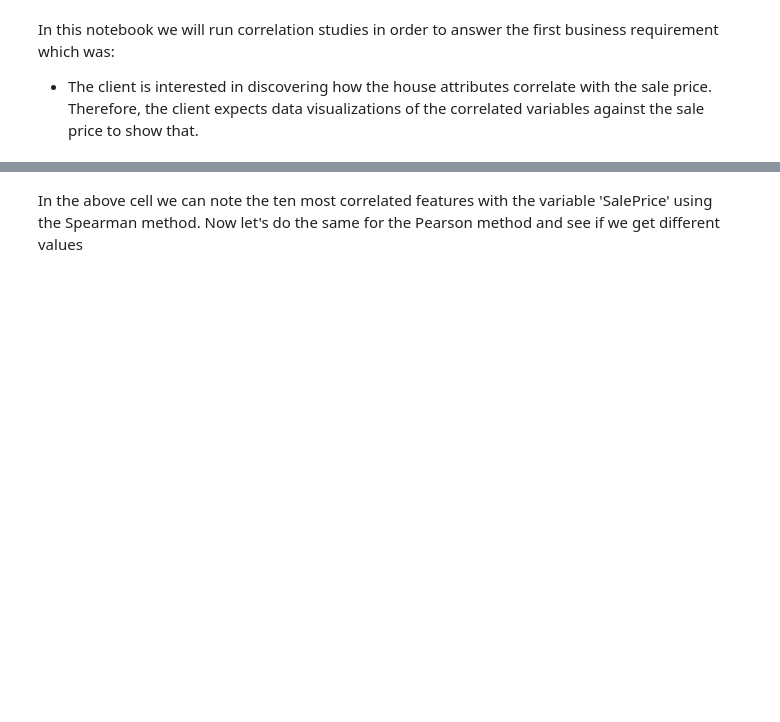
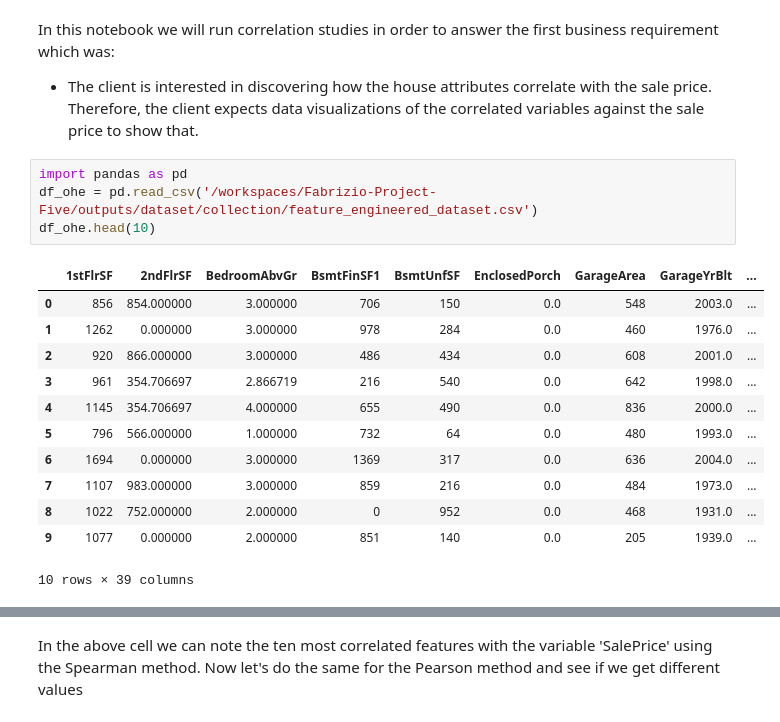
Before and after one commit to DevFabrizio/Fabrizio-Project-Five, a Jupyter notebook: jupyter_notebooks/Correlation Study.ipynb, the cells around one changed output, grey strips where cells are left out. Cells and saved outputs as stored; diff of their text form; blank space fills up the shorter version.

```diff
--- a/jupyter_notebooks/Correlation Study.ipynb
+++ b/jupyter_notebooks/Correlation Study.ipynb
@@ -49,6 +49,23 @@ current_dir
 # %% [markdown]
 In this notebook we will run correlation studies in order to answer the first business requirement which was:
 * The client is interested in discovering how the house attributes correlate with the sale price. Therefore, the client expects data visualizations of the correlated variables against the sale price to show that.
+# %%
+import pandas as pd
+df_ohe = pd.read_csv('/workspaces/Fabrizio-Project-Five/outputs/dataset/collection/feature_engineered_dataset.csv')
+df_ohe.head(10)
+# %% [output]
+|  | 1stFlrSF | 2ndFlrSF | BedroomAbvGr | BsmtFinSF1 | BsmtUnfSF | EnclosedPorch | GarageArea | GarageYrBlt | ... |
+| 0 | 856 | 854.000000 | 3.000000 | 706 | 150 | 0.0 | 548 | 2003.0 | ... |
+| 1 | 1262 | 0.000000 | 3.000000 | 978 | 284 | 0.0 | 460 | 1976.0 | ... |
+| 2 | 920 | 866.000000 | 3.000000 | 486 | 434 | 0.0 | 608 | 2001.0 | ... |
+| 3 | 961 | 354.706697 | 2.866719 | 216 | 540 | 0.0 | 642 | 1998.0 | ... |
+| 4 | 1145 | 354.706697 | 4.000000 | 655 | 490 | 0.0 | 836 | 2000.0 | ... |
+| 5 | 796 | 566.000000 | 1.000000 | 732 | 64 | 0.0 | 480 | 1993.0 | ... |
+| 6 | 1694 | 0.000000 | 3.000000 | 1369 | 317 | 0.0 | 636 | 2004.0 | ... |
+| 7 | 1107 | 983.000000 | 3.000000 | 859 | 216 | 0.0 | 484 | 1973.0 | ... |
+| 8 | 1022 | 752.000000 | 2.000000 | 0 | 952 | 0.0 | 468 | 1931.0 | ... |
+| 9 | 1077 | 0.000000 | 2.000000 | 851 | 140 | 0.0 | 205 | 1939.0 | ... |
+10 rows × 39 columns
 # %%
 df_ohe_corr_spearman = df_ohe.corr(method='spearman')['SalePrice'].sort_values(key=abs, ascending=False)[1:].head(10)
 
```
Also changed, not shown: parts of 10 cells of this notebook, 26 other files.
